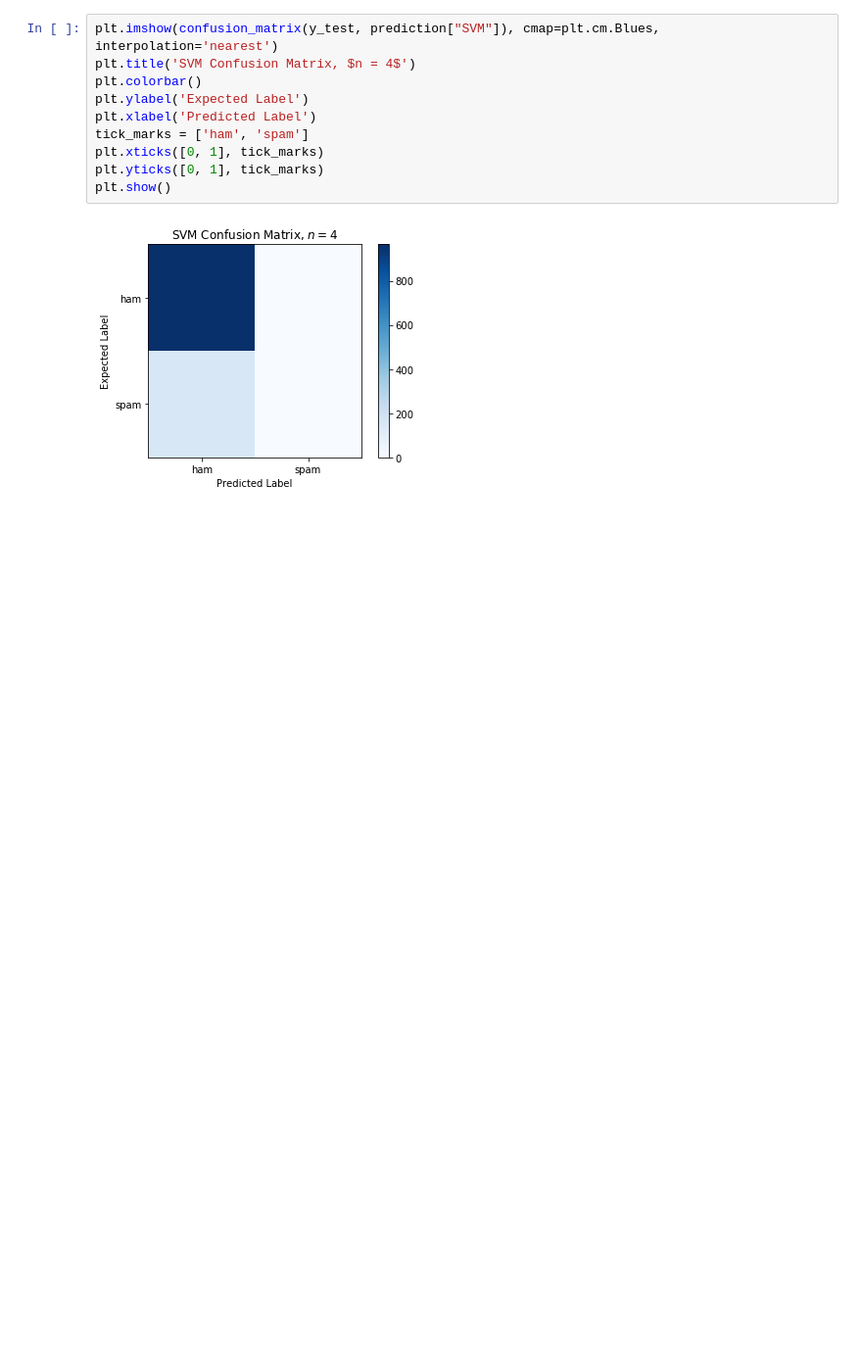
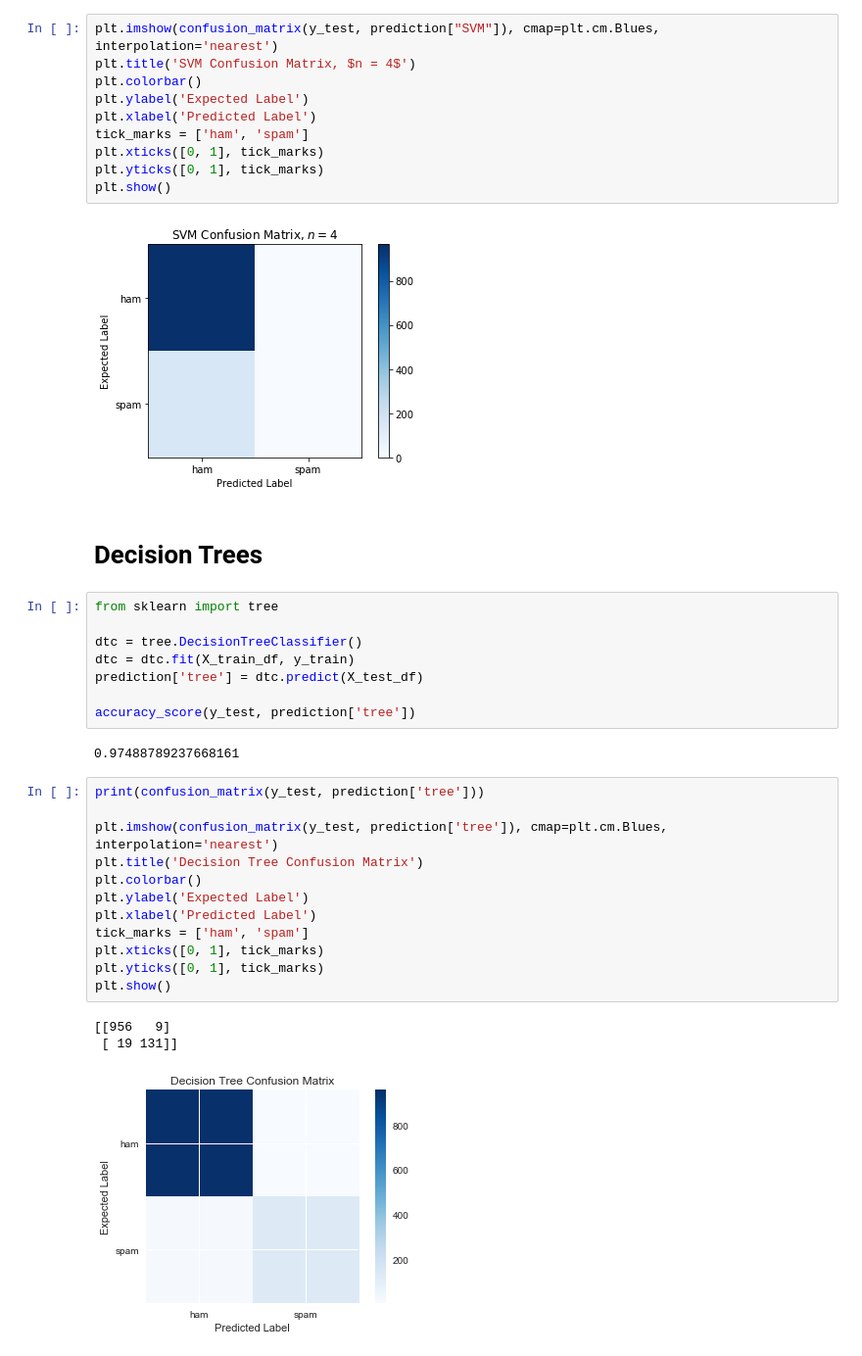
Before and after one commit to AyushSingh13/ml-project, a Jupyter notebook: raw_presentation.ipynb, the cells around one changed output. Shown: that part at 98% size. Saved outputs shown, nothing was run; the diff lists cells and outputs as text; blank space fills up the shorter version.

```diff
--- a/raw_presentation.ipynb
+++ b/raw_presentation.ipynb
@@ -331,3 +387,31 @@ plt.yticks([0, 1], tick_marks)
 plt.show()
 # %% [output]
 [figure]
+# %% [markdown]
+# Decision Trees
+# %%
+from sklearn import tree
+
+dtc = tree.DecisionTreeClassifier()
+dtc = dtc.fit(X_train_df, y_train)
+prediction['tree'] = dtc.predict(X_test_df)
+
+accuracy_score(y_test, prediction['tree'])
+# %% [output]
+0.97488789237668161
+# %%
+print(confusion_matrix(y_test, prediction['tree']))
+
+plt.imshow(confusion_matrix(y_test, prediction['tree']), cmap=plt.cm.Blues, interpolation='nearest')
+plt.title('Decision Tree Confusion Matrix')
+plt.colorbar()
+plt.ylabel('Expected Label')
+plt.xlabel('Predicted Label')
+tick_marks = ['ham', 'spam']
+plt.xticks([0, 1], tick_marks)
+plt.yticks([0, 1], tick_marks)
+plt.show()
+# %% [output]
+[[956   9]
+ [ 19 131]]
+[figure, added]
```
Also changed, not shown: parts of 13 cells of this notebook.
